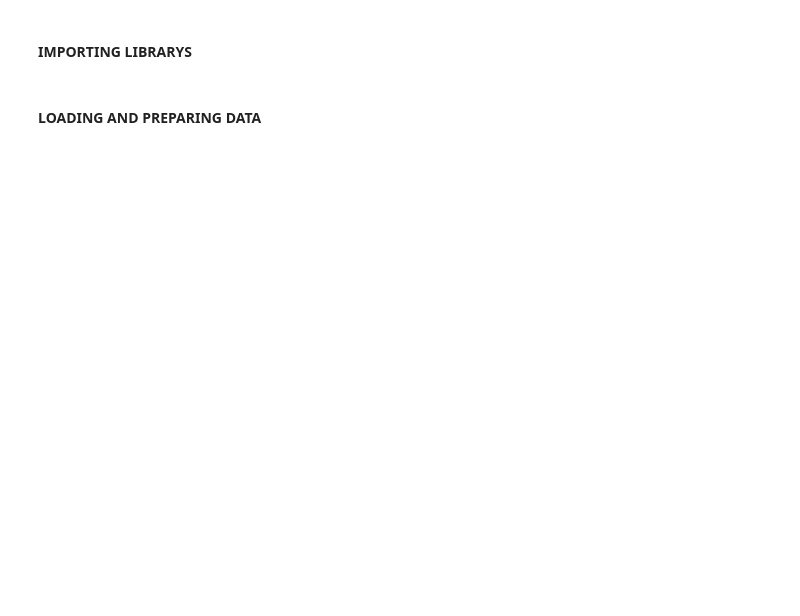
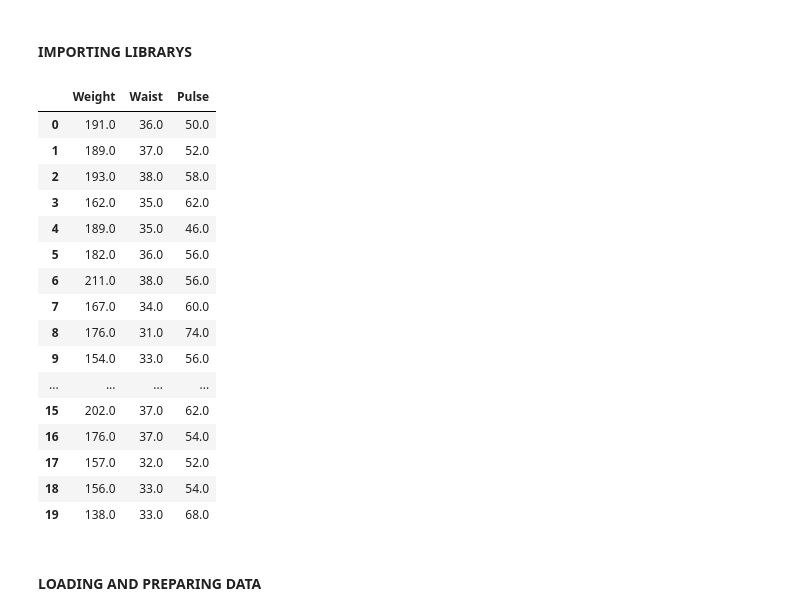
Before and after one commit to leofrio/English-Proficiency-Repository, a Jupyter notebook: doingit.ipynb, the cells around one changed output. Saved outputs shown, nothing was run; the diff lists cells and outputs as text; code cells hidden in the pictures; blank space fills up the shorter version.

```diff
--- a/doingit.ipynb
+++ b/doingit.ipynb
@@ -42,3 +45,24 @@ from sklearn.feature_extraction.text import CountVectorizer,TfidfTransformer
+# %%
+df_linerud=load_linnerud(as_frame=True)
+df_linerud['target']
+# %% [output]
+|  | Weight | Waist | Pulse |
+| 0 | 191.0 | 36.0 | 50.0 |
+| 1 | 189.0 | 37.0 | 52.0 |
+| 2 | 193.0 | 38.0 | 58.0 |
+| 3 | 162.0 | 35.0 | 62.0 |
+| 4 | 189.0 | 35.0 | 46.0 |
+| 5 | 182.0 | 36.0 | 56.0 |
+| 6 | 211.0 | 38.0 | 56.0 |
+| 7 | 167.0 | 34.0 | 60.0 |
+| 8 | 176.0 | 31.0 | 74.0 |
+| 9 | 154.0 | 33.0 | 56.0 |
+| ... | ... | ... | ... |
+| 15 | 202.0 | 37.0 | 62.0 |
+| 16 | 176.0 | 37.0 | 54.0 |
+| 17 | 157.0 | 32.0 | 52.0 |
+| 18 | 156.0 | 33.0 | 54.0 |
+| 19 | 138.0 | 33.0 | 68.0 |
 # %% [markdown]
 #### LOADING AND PREPARING DATA
 # %%
```
Also changed, not shown: parts of 19 cells of this notebook.
